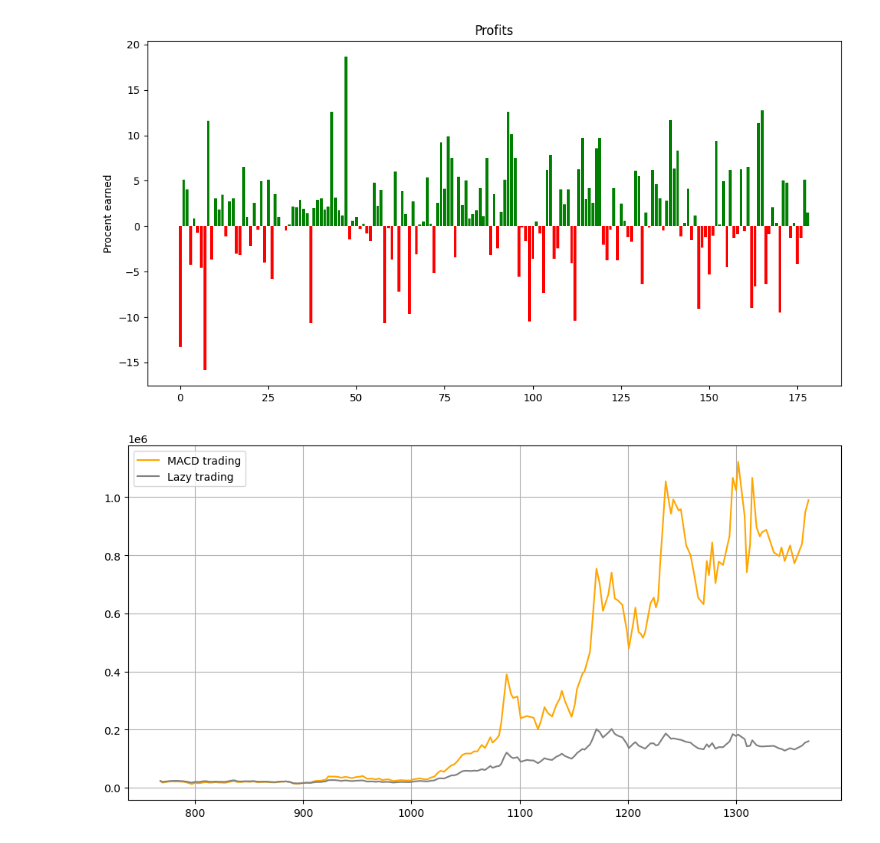
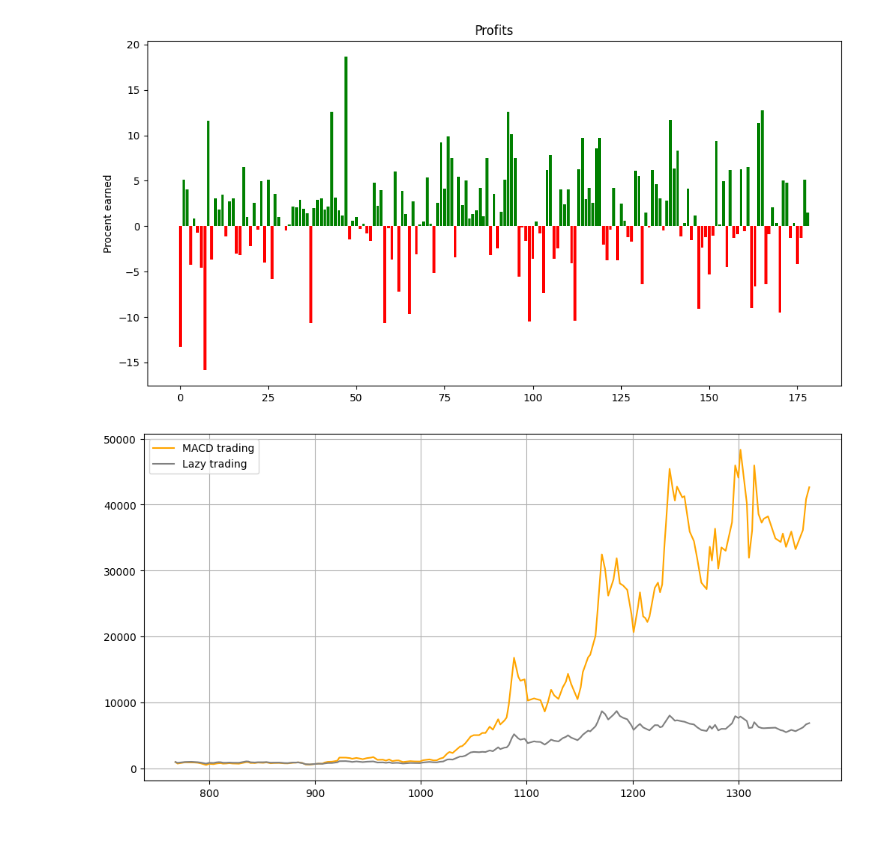
Before and after one commit to ZussmanFranz/Politechnika_Gdanska, a Jupyter notebook: Sem4/MN/project1/project1.ipynb, the cells around one changed output. Cells and saved outputs as stored; diff of their text form; code cells hidden in the pictures.

```diff
--- a/Sem4/MN/project1/project1.ipynb
+++ b/Sem4/MN/project1/project1.ipynb
@@ -288,9 +288,10 @@ plot_profits(profits_procent) # This is the procent we earned by each pair of tr
 # %%
 # Simulation
 
-start_capital = 1000.0 # Number of SOL token units at the beggining of our trading history
+start_capital_USD = 1000.0 # Number of SOL token units at the beggining of our trading history
+start_capital_SOL = start_capital_USD / close_data[x_analyzed[0]]
 
-capital = start_capital
+capital = start_capital_SOL
 capital_history = [capital]
 
 for procent in profits_procent:
@@ -308,20 +309,20 @@ for i in range(0, len(records_indexes)):
 # %%
 # Was it worth it?
 
 lazy_values_USD = []
 
 for record in records_indexes:
-    lazy_values_USD.append(close_data[record] * start_capital)
+    lazy_values_USD.append(close_data[record] * start_capital_SOL)
 
 profit_over_lazy = [not_lazy - lazy for not_lazy,lazy in zip(usd_history, lazy_values_USD)]
 
 plt.figure(figsize=(12, 6))
 plt.plot(records_indexes, usd_history, color='orange', label='MACD trading')
 plt.plot(records_indexes, lazy_values_USD, color='gray', label='Lazy trading')
 plt.legend()
 plt.grid()
 # %% [output]
-[figure, old version]
+[figure, new version]
 # %%
 # Final results
 
```
Also changed, not shown: parts of 1 cell of this notebook, 2 other files.
